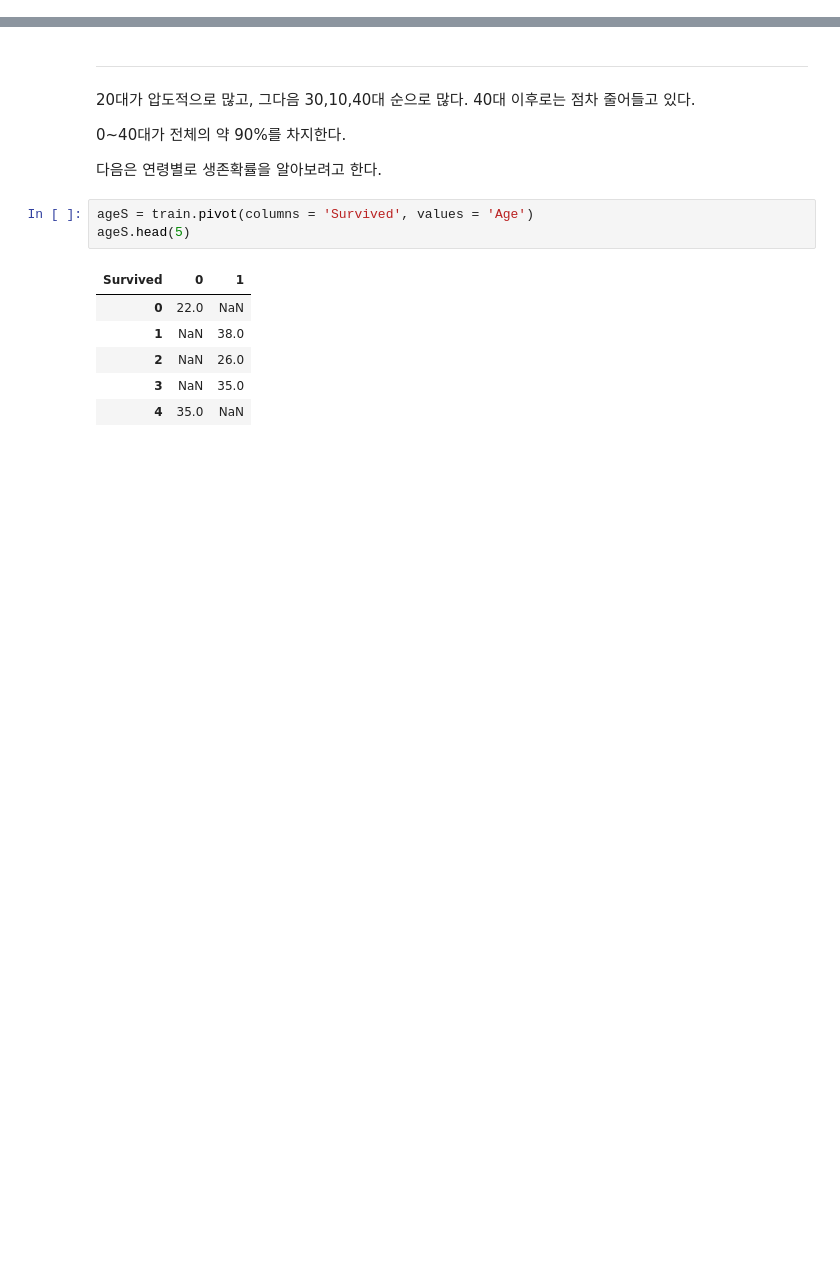
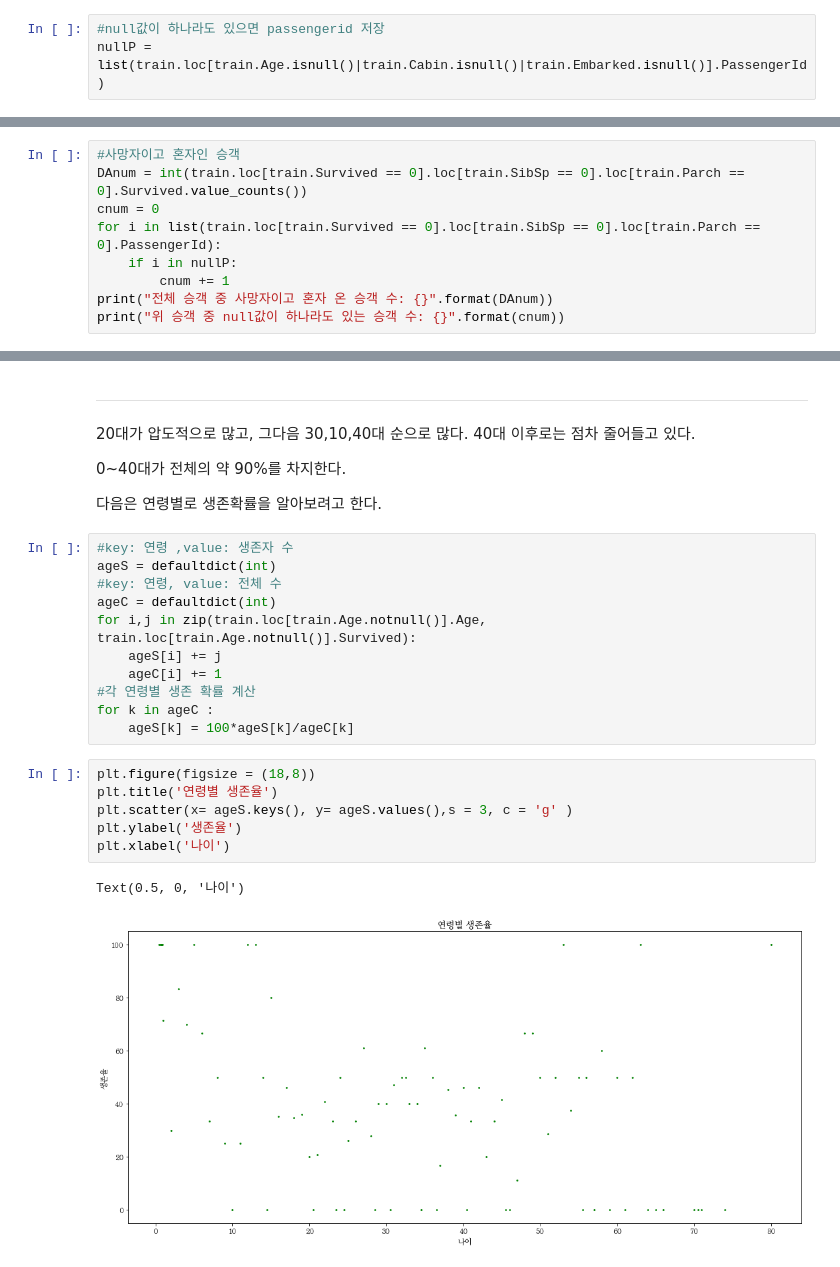
Before and after one commit to Abdumaleek/Kaggle-Titanic, a Jupyter notebook: New Titanic.ipynb, the cells around one changed output, grey strips where cells are left out. Saved outputs shown, nothing was run; the diff lists cells and outputs as text; blank space fills up the shorter version.

```diff
--- a/New Titanic.ipynb
+++ b/New Titanic.ipynb
@@ -122,0 +156,3 @@ def AgeClassify(k):
+# %%
+#null값이 하나라도 있으면 passengerid 저장
+nullP = list(train.loc[train.Age.isnull()|train.Cabin.isnull()|train.Embarked.isnull()].PassengerId)
@@ -122,0 +177,9 @@ def AgeClassify(k):
+# %%
+#사망자이고 혼자인 승객
+DAnum = int(train.loc[train.Survived == 0].loc[train.SibSp == 0].loc[train.Parch == 0].Survived.value_counts())
+cnum = 0
+for i in list(train.loc[train.Survived == 0].loc[train.SibSp == 0].loc[train.Parch == 0].PassengerId):
+    if i in nullP:
+        cnum += 1
+print("전체 승객 중 사망자이고 혼자 온 승객 수: {}".format(DAnum))
+print("위 승객 중 null값이 하나라도 있는 승객 수: {}".format(cnum))
@@ -384,13 +483,23 @@ plt.show()
 
 
 다음은 연령별로 생존확률을 알아보려고 한다.
-# %%
-ageS = train.pivot(columns = 'Survived', values = 'Age')
-ageS.head(5)
-# %% [output]
-| Survived | 0 | 1 |
-| 0 | 22.0 | NaN |
-| 1 | NaN | 38.0 |
-| 2 | NaN | 26.0 |
-| 3 | NaN | 35.0 |
-| 4 | 35.0 | NaN |
+# %%
+#key: 연령 ,value: 생존자 수
+ageS = defaultdict(int)
+#key: 연령, value: 전체 수
+ageC = defaultdict(int)
+for i,j in zip(train.loc[train.Age.notnull()].Age, train.loc[train.Age.notnull()].Survived):
+    ageS[i] += j
+    ageC[i] += 1
+#각 연령별 생존 확률 계산
+for k in ageC :
+    ageS[k] = 100*ageS[k]/ageC[k]
+# %%
+plt.figure(figsize = (18,8))
+plt.title('연령별 생존율')
+plt.scatter(x= ageS.keys(), y= ageS.values(),s = 3, c = 'g' )
+plt.ylabel('생존율')
+plt.xlabel('나이')
+# %% [output]
+Text(0.5, 0, '나이')
+[figure, added]
```
Also changed, not shown: parts of 37 cells of this notebook.
